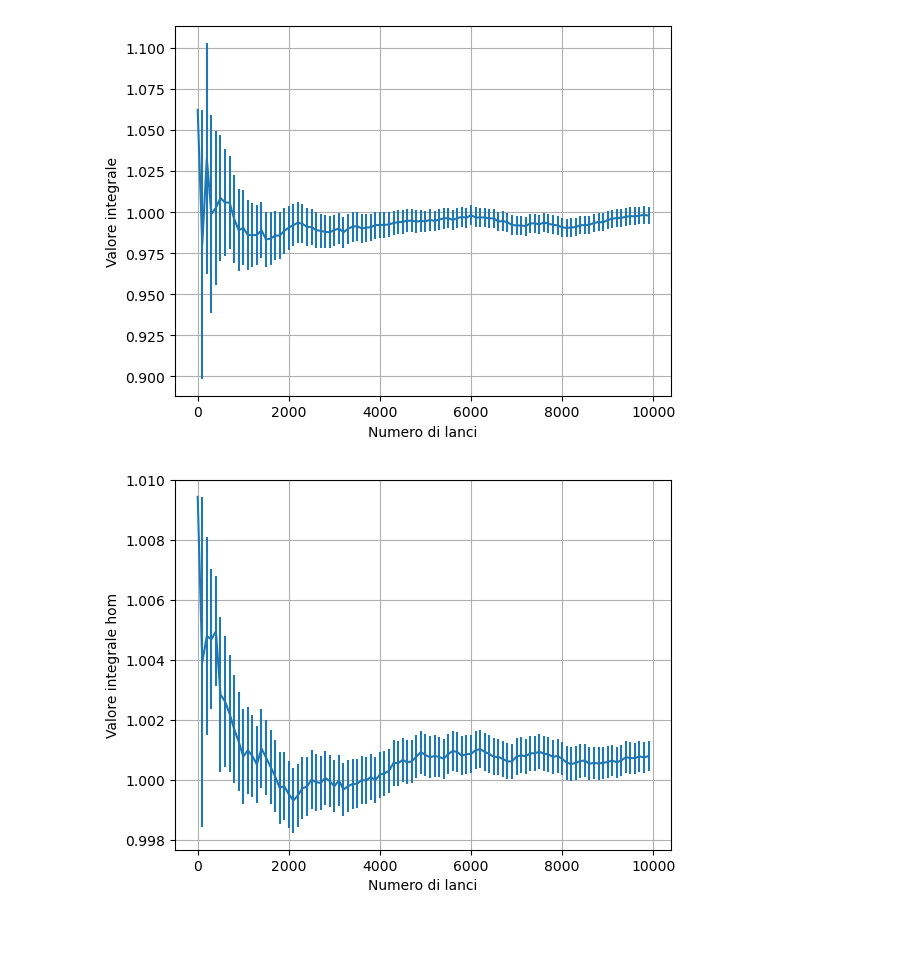
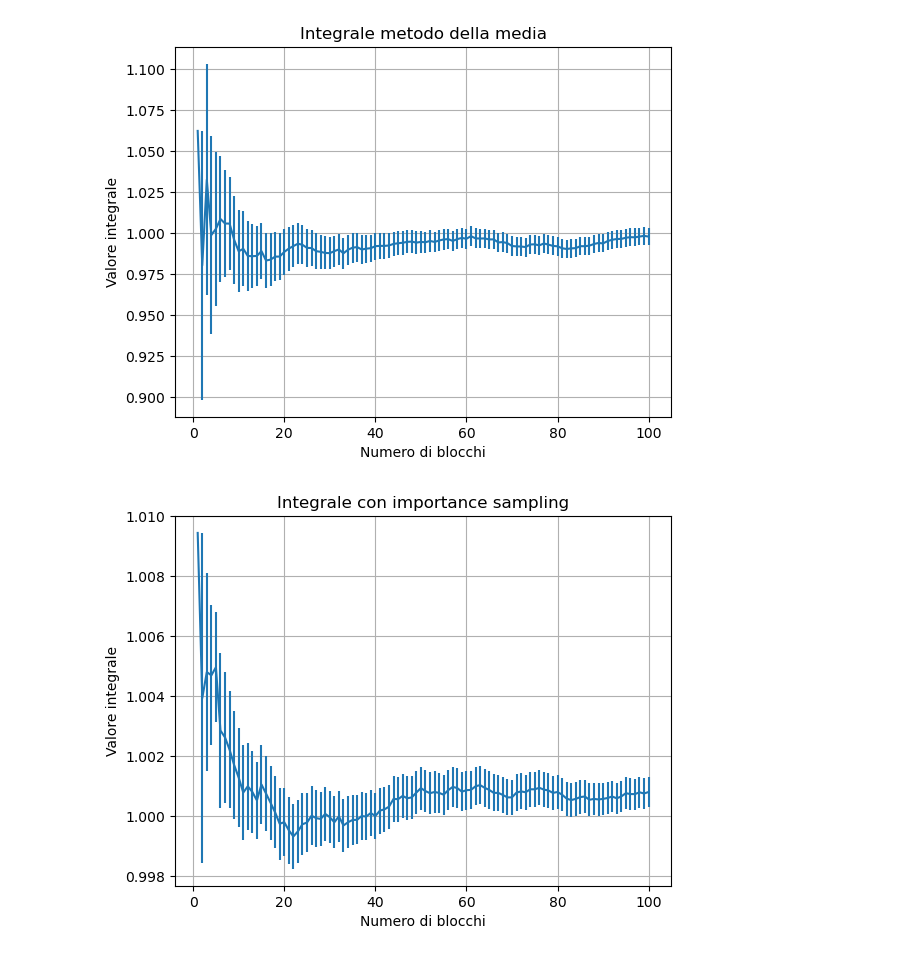
Before and after one commit to elered/simulazione-numerica, a Jupyter notebook: lezione 2/grafico_es1.ipynb, the cells around one changed output. Drawn from its saved outputs; the diff is of its cells as text; code cells hidden in the pictures.

```diff
--- a/lezione 2/grafico_es1.ipynb
+++ b/lezione 2/grafico_es1.ipynb
@@ -1,42 +39,54 @@
 # %%
 import numpy as np
 import matplotlib.pyplot as plt
 
 def read_data_from_file(filename):
     # Inizializza due liste vuote per memorizzare i dati
+    n = []
     integr = []
     integr_err = []
     integr_hom = []
     err_hom = []
 
     # Apre il file e legge i dati riga per riga
     with open(filename, 'r') as file:  # Modalità "r" per la lettura
         for line in file:
             # Divide ogni riga in due numeri e li aggiunge alle rispettive liste
             values = line.split()
-            integr.append(float(values[0]))
-            integr_err.append(float(values[1]))
-            integr_hom.append(float(values[2]))
-            err_hom.append(float(values[3]))
+            n.append(float(values[0]))
+            integr.append(float(values[1]))
+            integr_err.append(float(values[2]))
+            integr_hom.append(float(values[3]))
+            err_hom.append(float(values[4]))
 
-    return integr, integr_err, integr_hom, err_hom
+    return n, integr, integr_err, integr_hom, err_hom
 
 # Chiamata alla funzione per leggere i dati dal file
-integr, integr_err, integr_hom, err_hom = read_data_from_file("risultati.dat")
+n, integr, integr_err, integr_hom, err_hom = read_data_from_file("risultati.dat")
 
-x = np.arange(100, dtype=float)  # Specifica il dtype come float
-x *= (10000/100)  # Number of throws = block * (Number of throws in each block)
-plt.errorbar(x, np.array(integr), yerr=np.array(integr_err))
-plt.xlabel('Numero di lanci')
+plt.errorbar(n, np.array(integr), yerr=np.array(integr_err))
+plt.title('Integrale metodo della media')
+plt.xlabel('Numero di blocchi')
 plt.ylabel('Valore integrale')
 plt.grid(True)
 plt.show()
 
-plt.errorbar(x,np.array(integr_hom),yerr=np.array(err_hom))
-plt.xlabel('Numero di lanci')
-plt.ylabel('Valore integrale hom')
+plt.errorbar(n,np.array(integr_hom),yerr=np.array(err_hom))
+plt.title('Integrale con importance sampling')
+plt.xlabel('Numero di blocchi')
+plt.ylabel('Valore integrale')
 plt.grid(True)
 plt.show()
+
+# Creazione del grafico sovrapposto
+plt.errorbar(n, np.array(integr), yerr=np.array(integr_err), label='Valore integrale metodo media', color='blue')
+plt.errorbar(n, np.array(integr_hom), yerr=np.array(err_hom), label='Valore integrale importance sampling', color='red')
+plt.title('Confronto integrali')
+plt.xlabel('Numero di blocchi')
+plt.ylabel('Valore integrale')
+plt.legend()
+plt.grid(True)
+plt.show()
 # %% [output]
-[figure, old version]
+[figure, new version]
-[figure, old version]
+[figure, new version]
```
Also changed, not shown: parts of 3 cells of this notebook, 12 other files.
